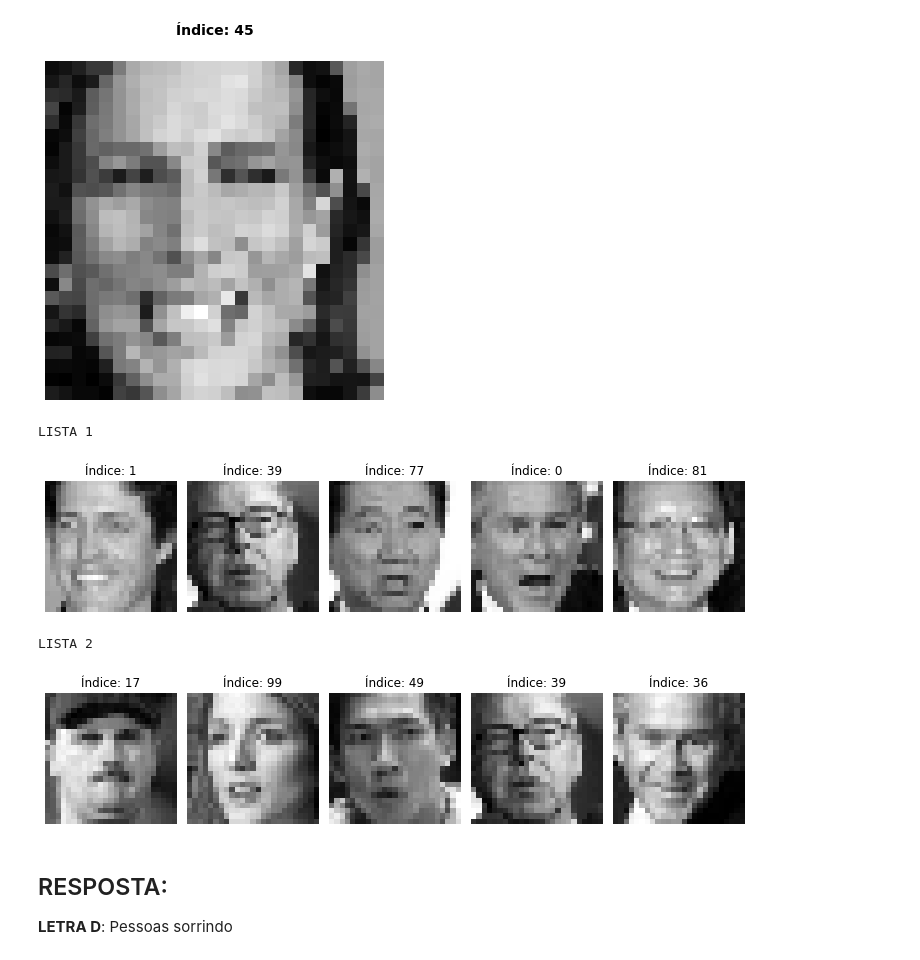
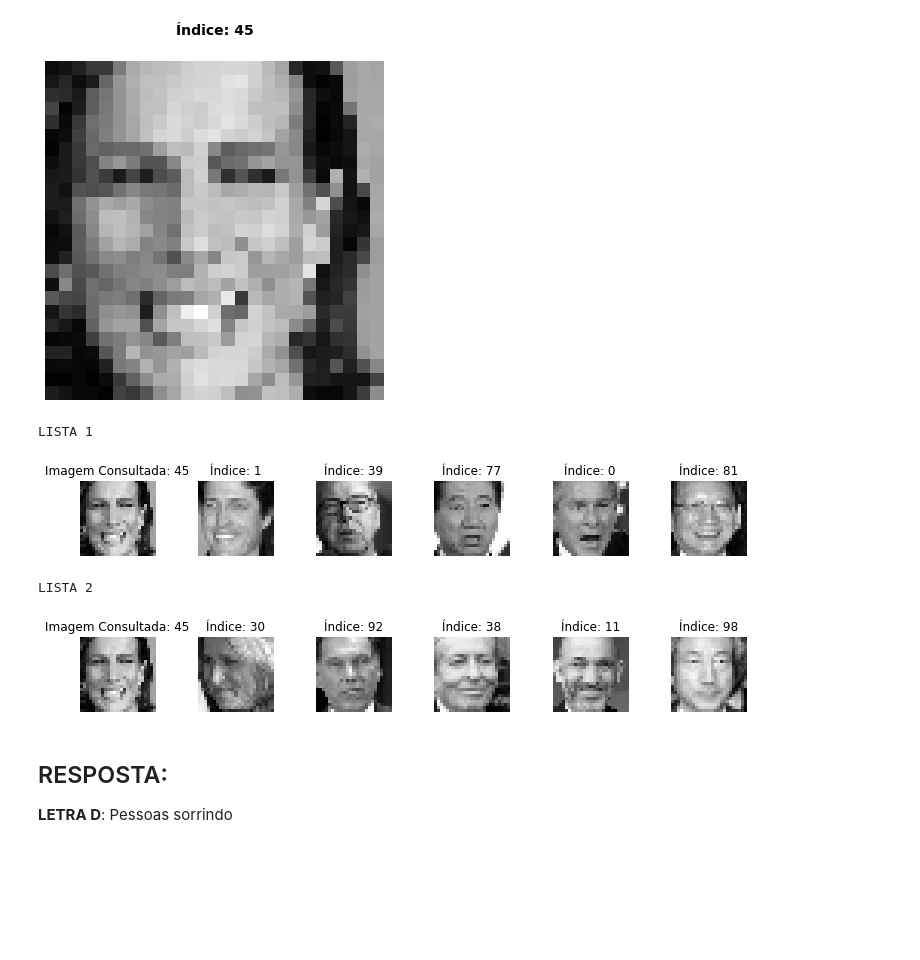
Before and after one commit to guilourenzo/mba-usp, a Jupyter notebook: TÉCNICAS AVANÇADAS DE CAPTURA E TRATAMENTO DE DADOS/AULA 7/TACTD 07 - Avaliacao.ipynb, the cells around one changed output. Drawn from its saved outputs; the diff is of its cells as text; code cells hidden in the pictures; blank space fills up the shorter version.

```diff
--- a/TÉCNICAS AVANÇADAS DE CAPTURA E TRATAMENTO DE DADOS/AULA 7/TACTD 07 - Avaliacao.ipynb
+++ b/TÉCNICAS AVANÇADAS DE CAPTURA E TRATAMENTO DE DADOS/AULA 7/TACTD 07 - Avaliacao.ipynb
@@ -289,14 +289,17 @@ for i in range(100):
 sorted_dist = sorted(dist.items(), key= lambda kv: kv[1])
 
 #Exibição das 5 primeiras
-print(sorted_dist[:5])
+print(sorted_dist[1:6])
 
 #Exibição das faces
-fig, axes = plt.subplots(1, 5, figsize=(10, 6))
+fig, axes = plt.subplots(1, 6, figsize=(10, 6))
 ax = axes.ravel()
-for i in range(5):
+for i in range(6):
     ax[i].imshow(imgs[sorted_dist[i][0]], cmap=plt.cm.gray)
-    ax[i].set_title('Índice: {}'.format(sorted_dist[i][0]))
+    if i == 0:
+      ax[i].set_title('Imagem Consultada: {}'.format(sorted_dist[i][0]))
+    if i != 0:
+      ax[i].set_title('Índice: {}'.format(sorted_dist[i][0]))
     ax[i].axis('off')
 fig.tight_layout()
 # %% [output]
@@ -334,20 +337,20 @@ dist_list2 = {}
 #busca das LBP e validação das Distâncias
 for i in range(100):
     lbp1_images[i] = lbp_features(imgs[i],  8, 1, 10)
-    lbp2_images[i] = lbp_features(imgs[i], 16, 3, 10)
+    lbp2_images[i] = lbp_features(imgs[i], 16, 3, 18)
 
-    if i != 45:
-        dist_list1[i] = Euclidean_distance(lbp_features(img45), lbp1_images[i])
-        dist_list2[i] = Euclidean_distance(lbp_features(img45), lbp2_images[i])
+    # if i != 45:
+    dist_list1[i] = Euclidean_distance(lbp_features(img45,  8, 1, 10), lbp1_images[i])
+    dist_list2[i] = Euclidean_distance(lbp_features(img45, 16, 3, 18), lbp2_images[i])
 
 #Ordenação das Distâncias
 sorted_dist_list1 = sorted(dist_list1.items(), key= lambda kv: kv[1])
 sorted_dist_list2 = sorted(dist_list2.items(), key= lambda kv: kv[1])
 
 #Exibição das 5 primeiras
-print(sorted_dist_list1[:5])
+print(sorted_dist_list1[1:6])
 print(5*'***')
-print(sorted_dist_list2[:5])
+print(sorted_dist_list2[1:6])
 # %% [output]
 [(1, 0.02262741696176566), (39, 0.024683597753372657), (77, 0.025399212545581328), (0, 0.027988569050475736), (81, 0.028888752090206454)]
 ***************
@@ -363,29 +366,35 @@ plt.tight_layout()
 # %%
 print('LISTA 1')
 #Exibição das faces
-fig, axes = plt.subplots(1, 5, figsize=(10, 6))
+fig, axes = plt.subplots(1, 6, figsize=(10, 6))
 ax = axes.ravel()
-for i in range(5):
+for i in range(6):
     ax[i].imshow(imgs[sorted_dist_list1[i][0]], cmap=plt.cm.gray)
-    ax[i].set_title('Índice: {}'.format(sorted_dist_list1[i][0]))
+    if i == 0:
+      ax[i].set_title('Imagem Consultada: {}'.format(sorted_dist_list1[i][0]))
+    if i != 0:
+      ax[i].set_title('Índice: {}'.format(sorted_dist_list1[i][0]))
     ax[i].axis('off')
 fig.tight_layout()
 # %% [output]
 LISTA 1
-[figure, old version]
+[figure, new version]
 # %%
 print('LISTA 2')
 #Exibição das faces
-fig, axes = plt.subplots(1, 5, figsize=(10, 6))
+fig, axes = plt.subplots(1, 6, figsize=(10, 6))
 ax = axes.ravel()
-for i in range(5):
+for i in range(6):
     ax[i].imshow(imgs[sorted_dist_list2[i][0]], cmap=plt.cm.gray)
-    ax[i].set_title('Índice: {}'.format(sorted_dist_list2[i][0]))
+    if i == 0:
+      ax[i].set_title('Imagem Consultada: {}'.format(sorted_dist_list2[i][0]))
+    if i != 0:
+      ax[i].set_title('Índice: {}'.format(sorted_dist_list2[i][0]))
     ax[i].axis('off')
 fig.tight_layout()
 # %% [output]
 LISTA 2
-[figure, old version]
+[figure, new version]
 # %% [markdown]
 ## RESPOSTA:<br>
 **LETRA D**: Pessoas sorrindo
```
Also changed, not shown: parts of 4 cells of this notebook.
